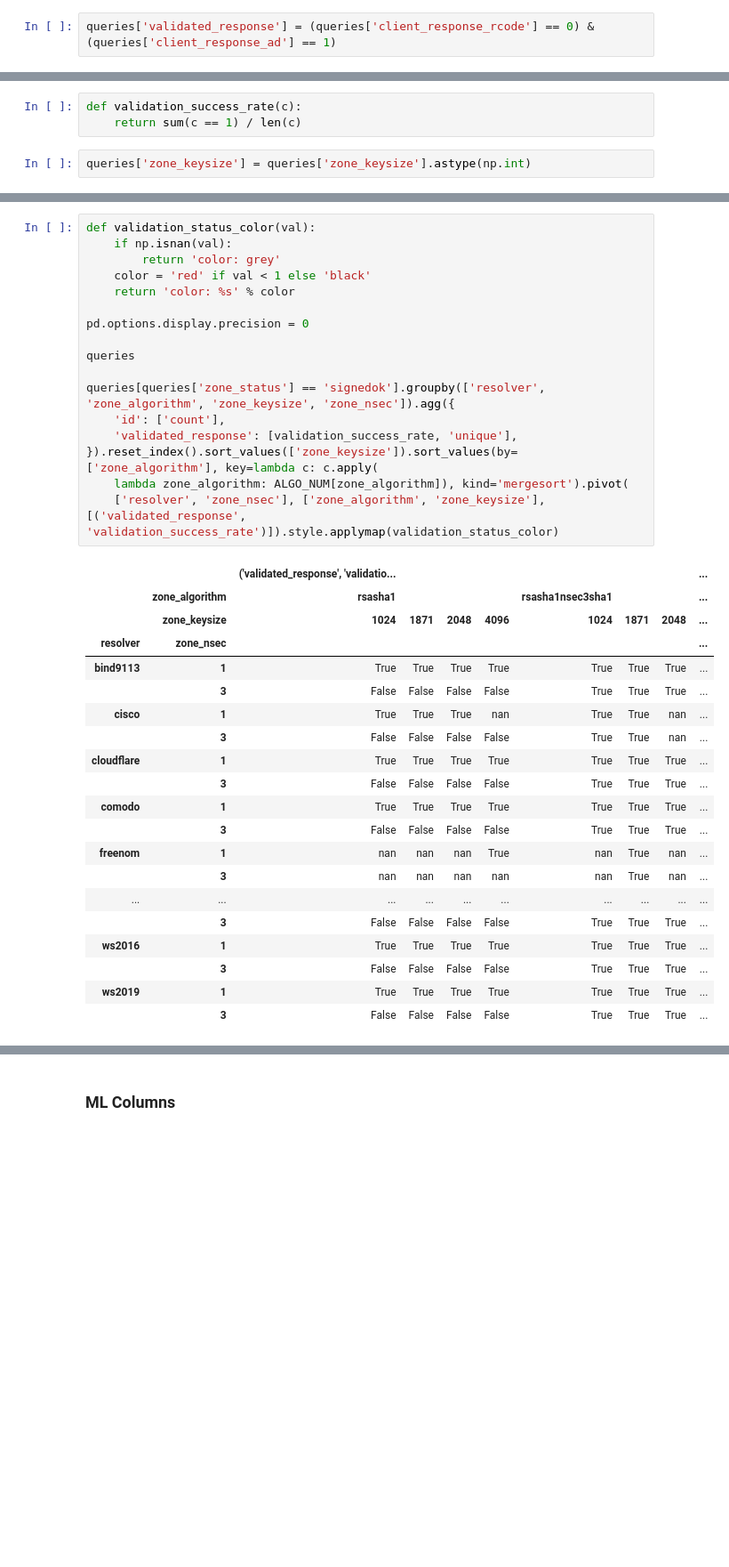
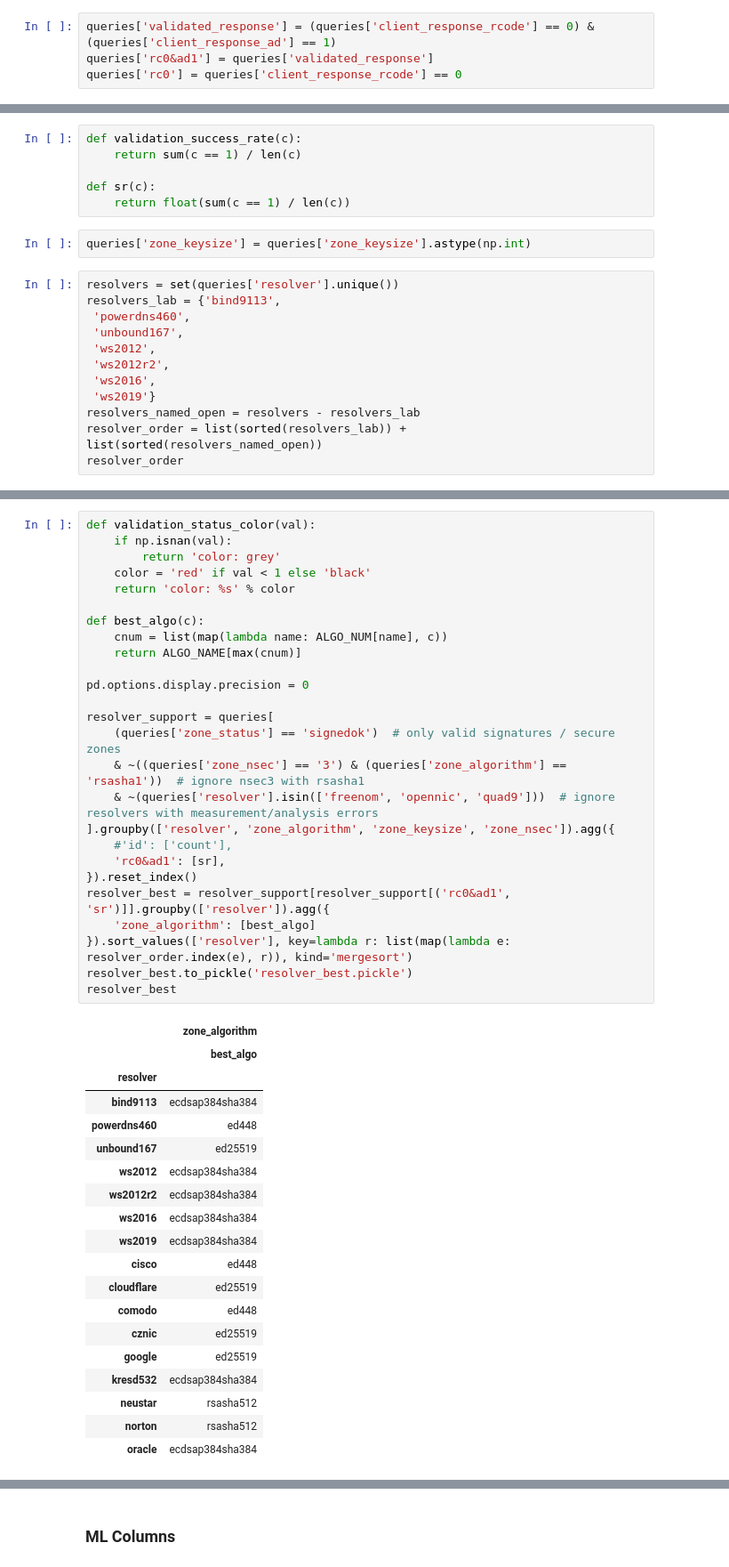
Before and after one commit to nils-wisiol/dns-downgrade-attack, a Jupyter notebook: analysis/Build Training Set Named Resolvers.ipynb, the cells around one changed output, grey strips where cells are left out. Shown at 89% size. Saved outputs shown, nothing was run; the diff lists cells and outputs as text; blank space fills up the shorter version.

Commit message:
extend analysis to algorithm prediction

```diff
--- a/analysis/Build Training Set Named Resolvers.ipynb
+++ b/analysis/Build Training Set Named Resolvers.ipynb
@@ -336,4 +284,6 @@ WARNING:root:Dropping 374 of 2102 queries as corresponding server packets could
 # %%
 queries['validated_response'] = (queries['client_response_rcode'] == 0) & (queries['client_response_ad'] == 1)
+queries['rc0&ad1'] = queries['validated_response']
+queries['rc0'] = queries['client_response_rcode'] == 0
 # %%
 queries['num_server_packets'].min(), queries['num_server_packets'].mean(), queries['num_server_packets'].max(), queries['num_server_packets'].unique()
@@ -455,5 +382,20 @@ signedok queries
 # %%
 def validation_success_rate(c):
     return sum(c == 1) / len(c)
+
+def sr(c):
+    return float(sum(c == 1) / len(c))
 # %%
 queries['zone_keysize'] = queries['zone_keysize'].astype(np.int)
+# %%
+resolvers = set(queries['resolver'].unique())
+resolvers_lab = {'bind9113',
+ 'powerdns460',
+ 'unbound167',
+ 'ws2012',
+ 'ws2012r2',
+ 'ws2016',
+ 'ws2019'}
+resolvers_named_open = resolvers - resolvers_lab
+resolver_order = list(sorted(resolvers_lab)) + list(sorted(resolvers_named_open))
+resolver_order
@@ -460,38 +422,46 @@ queries['zone_keysize'] = queries['zone_keysize'].astype(np.int)
 # %%
 def validation_status_color(val):
     if np.isnan(val):
         return 'color: grey'
     color = 'red' if val < 1 else 'black'
     return 'color: %s' % color
 
+def best_algo(c):
+    cnum = list(map(lambda name: ALGO_NUM[name], c))
+    return ALGO_NAME[max(cnum)]
+
 pd.options.display.precision = 0
 
-queries
-
-queries[queries['zone_status'] == 'signedok'].groupby(['resolver', 'zone_algorithm', 'zone_keysize', 'zone_nsec']).agg({
-    'id': ['count'],
-    'validated_response': [validation_success_rate, 'unique'],
-}).reset_index().sort_values(['zone_keysize']).sort_values(by=['zone_algorithm'], key=lambda c: c.apply(
-    lambda zone_algorithm: ALGO_NUM[zone_algorithm]), kind='mergesort').pivot(
-    ['resolver', 'zone_nsec'], ['zone_algorithm', 'zone_keysize'], [('validated_response', 'validation_success_rate')]).style.applymap(validation_status_color)
+resolver_support = queries[
+    (queries['zone_status'] == 'signedok')  # only valid signatures / secure zones
+    & ~((queries['zone_nsec'] == '3') & (queries['zone_algorithm'] == 'rsasha1'))  # ignore nsec3 with rsasha1
+    & ~(queries['resolver'].isin(['freenom', 'opennic', 'quad9']))  # ignore resolvers with measurement/analysis errors
+].groupby(['resolver', 'zone_algorithm', 'zone_keysize', 'zone_nsec']).agg({
+    #'id': ['count'],
+    'rc0&ad1': [sr],
+}).reset_index()
+resolver_best = resolver_support[resolver_support[('rc0&ad1', 'sr')]].groupby(['resolver']).agg({
+    'zone_algorithm': [best_algo]
+}).sort_values(['resolver'], key=lambda r: list(map(lambda e: resolver_order.index(e), r)), kind='mergesort')
+resolver_best.to_pickle('resolver_best.pickle')
+resolver_best
 # %% [output]
-|  |  | ('validated_response', 'validatio... |  |  |  |  |  |  | ... |
-|  | zone_algorithm | rsasha1 |  |  |  | rsasha1nsec3sha1 |  |  | ... |
-|  | zone_keysize | 1024 | 1871 | 2048 | 4096 | 1024 | 1871 | 2048 | ... |
-| resolver | zone_nsec |  |  |  |  |  |  |  | ... |
-| bind9113 | 1 | True | True | True | True | True | True | True | ... |
-|  | 3 | False | False | False | False | True | True | True | ... |
-| cisco | 1 | True | True | True | nan | True | True | nan | ... |
-|  | 3 | False | False | False | False | True | True | nan | ... |
-| cloudflare | 1 | True | True | True | True | True | True | True | ... |
-|  | 3 | False | False | False | False | True | True | True | ... |
-| comodo | 1 | True | True | True | True | True | True | True | ... |
-|  | 3 | False | False | False | False | True | True | True | ... |
-| freenom | 1 | nan | nan | nan | True | nan | True | nan | ... |
-|  | 3 | nan | nan | nan | nan | nan | True | nan | ... |
-| ... | ... | ... | ... | ... | ... | ... | ... | ... | ... |
-|  | 3 | False | False | False | False | True | True | True | ... |
-| ws2016 | 1 | True | True | True | True | True | True | True | ... |
-|  | 3 | False | False | False | False | True | True | True | ... |
-| ws2019 | 1 | True | True | True | True | True | True | True | ... |
-|  | 3 | False | False | False | False | True | True | True | ... |
+|  | zone_algorithm |
+|  | best_algo |
+| resolver |  |
+| bind9113 | ecdsap384sha384 |
+| powerdns460 | ed448 |
+| unbound167 | ed25519 |
+| ws2012 | ecdsap384sha384 |
+| ws2012r2 | ecdsap384sha384 |
+| ws2016 | ecdsap384sha384 |
+| ws2019 | ecdsap384sha384 |
+| cisco | ed448 |
+| cloudflare | ed25519 |
+| comodo | ed448 |
+| cznic | ed25519 |
+| google | ed25519 |
+| kresd532 | ecdsap384sha384 |
+| neustar | rsasha512 |
+| norton | rsasha512 |
+| oracle | ecdsap384sha384 |
```
Also changed, not shown: parts of 18 cells of this notebook, 1 other file.
